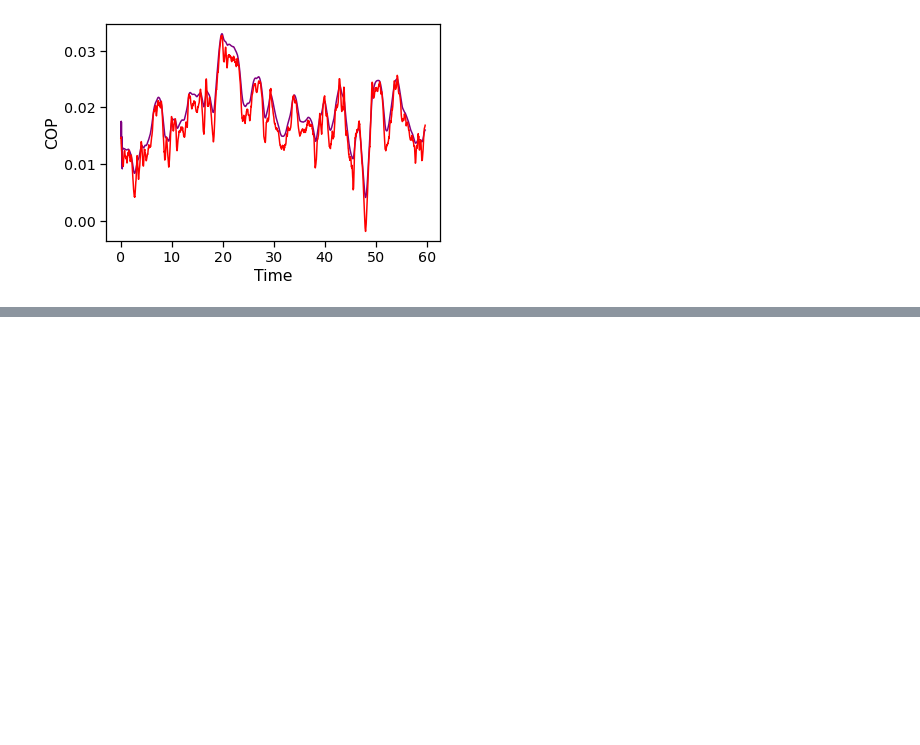
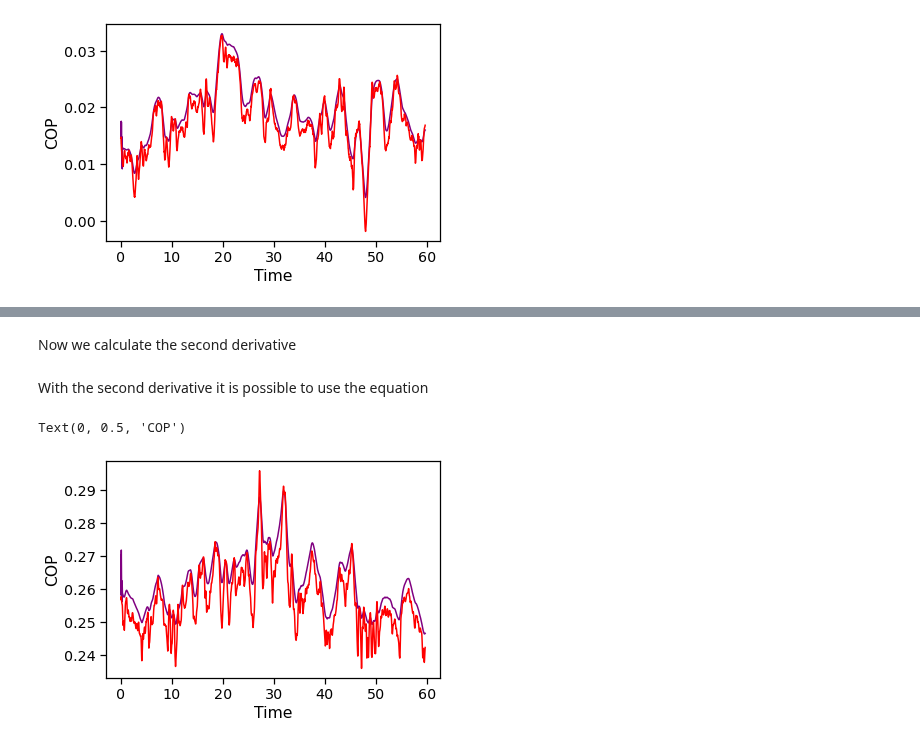
Before and after one commit to FernandaVanzini/COPandCOGestimar, a Jupyter notebook: Função2.ipynb, the cells around one changed output, grey strips where cells are left out. Saved outputs shown, nothing was run; the diff lists cells and outputs as text; code cells hidden in the pictures; blank space fills up the shorter version.

```diff
--- a/Função2.ipynb
+++ b/Função2.ipynb
@@ -468,0 +573,34 @@ Text(0, 0.5, 'COP')
+# %%
+t8=grf8['Time']
+dt8=t8[1]-t8[0]
+d1x8=np.zeros(len(matrizangx8))
+d1z8=np.zeros(len(matrizangz8))
+for i in range(0,len(matrizangx8)-1):
+    prox=i+1
+    d1x8[i]=(matrizangx8[prox]-matrizangx8[i])/dt8
+    d1z8[i]=(matrizangz8[prox]-matrizangz8[i])/dt8
+# %% [markdown]
+Now we calculate the second derivative
+# %%
+d2x8=np.zeros(len(d1x8))
+d2z8=np.zeros(len(d1z8))
+for i in range(0,30):
+    prox=i+1
+    d2x8[i]=(d1x8[prox]-d1x8[i])/dt8
+    d2z8[i]=(d1z8[prox]-d1z8[i])/dt8
+# %% [markdown]
+With the second derivative it is possible to use the equation
+# %%
+COPX8=COGX8[30:]-(4/3)*(d8[30:]**4)*(1/9.8)*d2x8
+COPZ8=COGZ8[30:]-(4/3)*(d8[30:]**4)*(1/9.8)*d2z8
+# %%
+COPXreal8=grf8['COPNET_X']
+COPZreal8=grf8['COPNET_Z']
+# %%
+plt.plot(t8[:-30],COPX8,marker='',color='purple',linestyle='-')
+plt.plot(t8[:-30],COPXreal8[30:],marker='',color='red',linestyle='-')
+plt.xlabel('Time')
+plt.ylabel('COP')
+# %% [output]
+Text(0, 0.5, 'COP')
+[figure, added]
```
Also changed, not shown: parts of 71 cells of this notebook.
